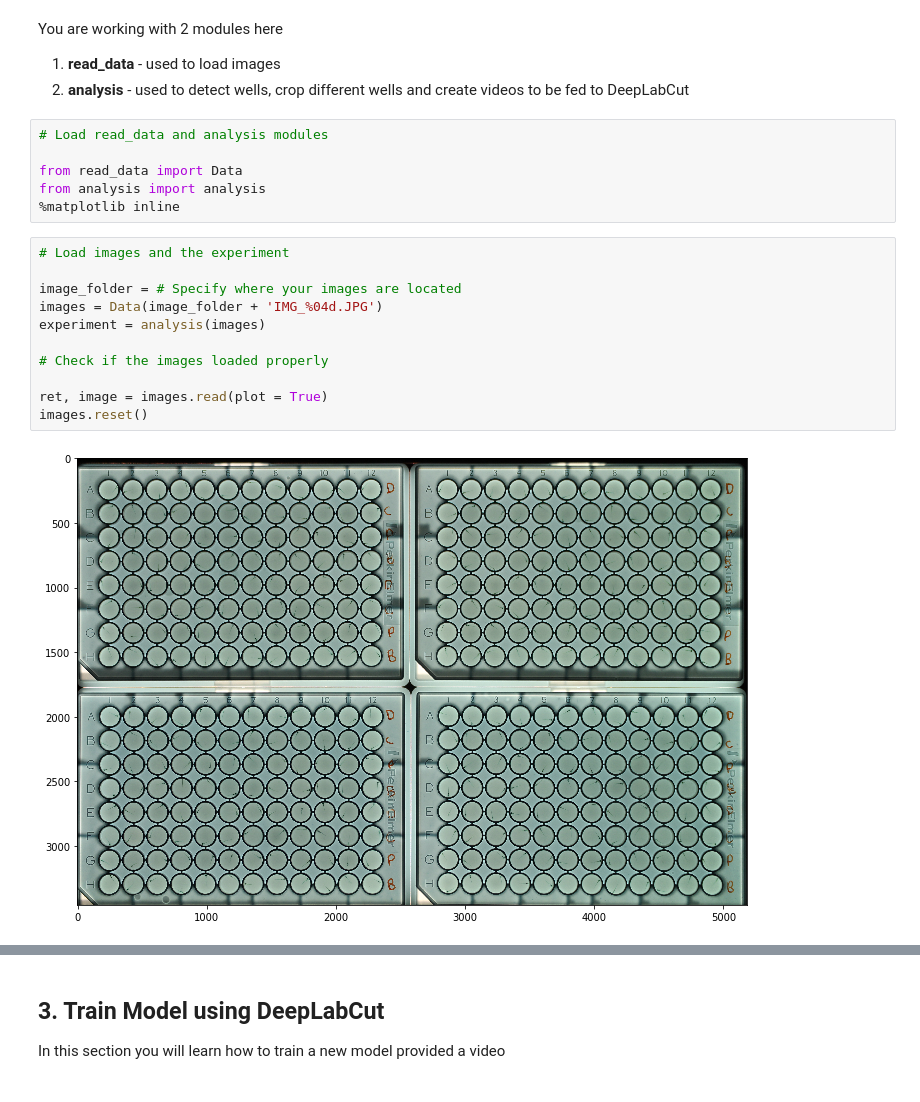
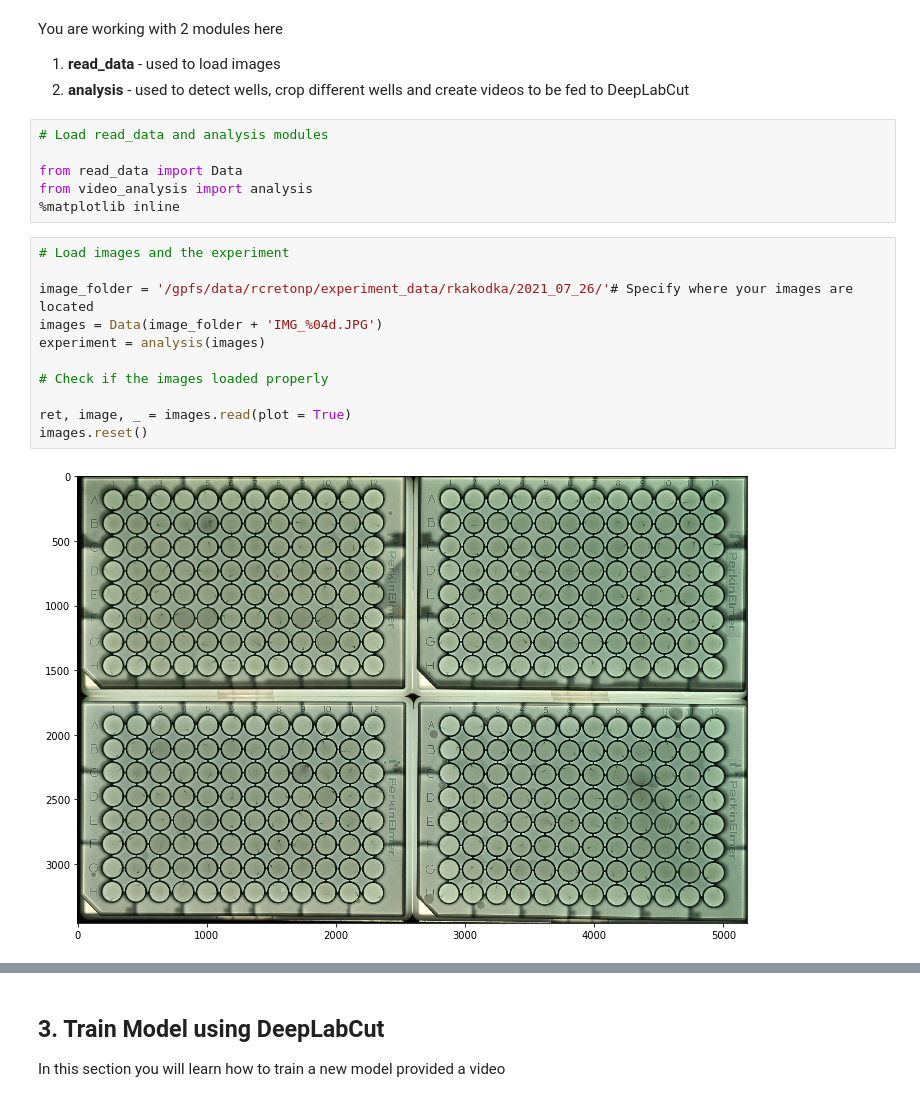
Before and after one commit to brown-ccv/Automated-Analysis-of-Zebrafish, a Jupyter notebook: examples/DeepLabCut_training_book.ipynb, the cells around one changed output, grey strips where cells are left out. Saved outputs shown, nothing was run; the diff lists cells and outputs as text.

```diff
--- a/examples/DeepLabCut_training_book.ipynb
+++ b/examples/DeepLabCut_training_book.ipynb
@@ -49,21 +49,21 @@ You are working with 2 modules here
 # Load read_data and analysis modules
 
 from read_data import Data
-from analysis import analysis
+from video_analysis import analysis
 %matplotlib inline
 # %%
 # Load images and the experiment
 
-image_folder = # Specify where your images are located
+image_folder = '/gpfs/data/rcretonp/experiment_data/rkakodka/2021_07_26/'# Specify where your images are located
 images = Data(image_folder + 'IMG_%04d.JPG')
 experiment = analysis(images)
 
 # Check if the images loaded properly
 
-ret, image = images.read(plot = True)
+ret, image, _ = images.read(plot = True)
 images.reset()
 # %% [output]
-[figure, old version]
+[figure, new version]
 # %%
 # Detect wells
 
```
Also changed, not shown: parts of 15 cells of this notebook, 1 other file.
